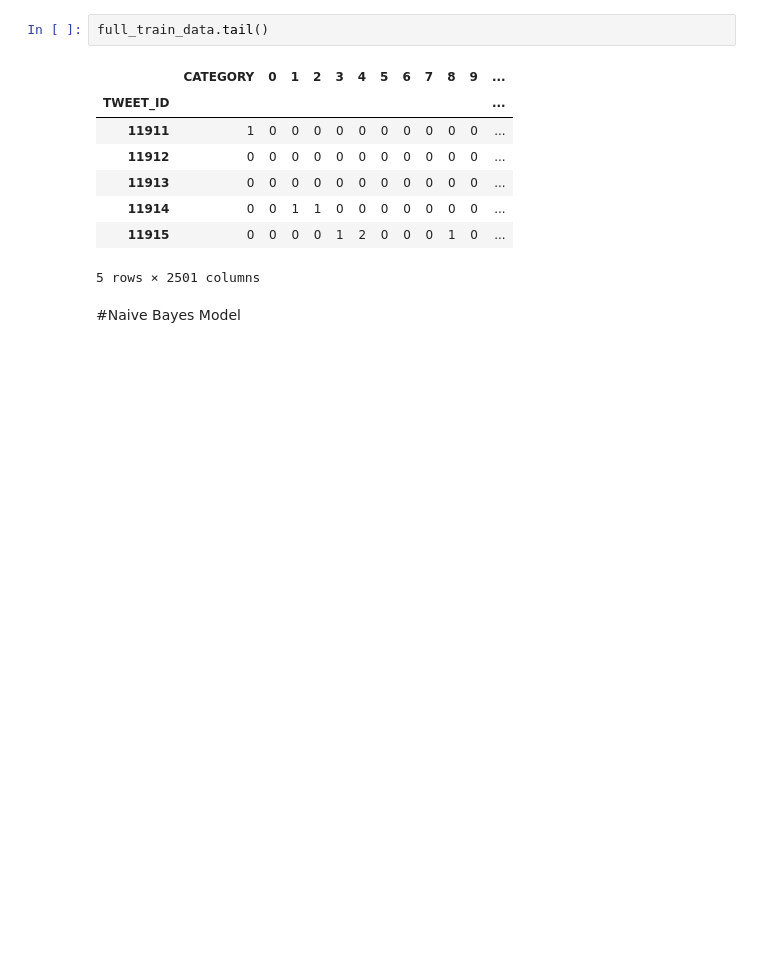
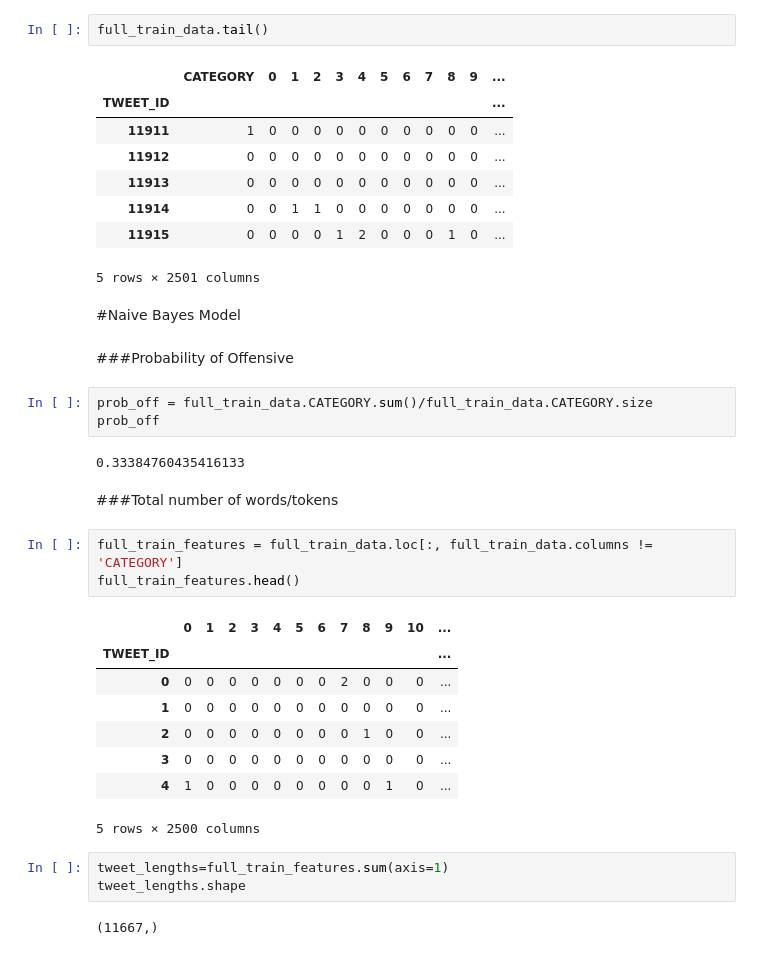
Before and after one commit to prawizard/CE888_Repo, a Jupyter notebook: Project/TweetEval_Project2.ipynb, the cells around one changed output. Saved outputs shown, nothing was run; the diff lists cells and outputs as text; blank space fills up the shorter version.

```diff
--- a/Project/TweetEval_Project2.ipynb
+++ b/Project/TweetEval_Project2.ipynb
@@ -517,3 +517,29 @@ full_train_data.tail()
 5 rows × 2501 columns
 # %% [markdown]
 #Naive Bayes Model
+# %% [markdown]
+###Probability of Offensive
+# %%
+prob_off = full_train_data.CATEGORY.sum()/full_train_data.CATEGORY.size
+prob_off
+# %% [output]
+0.33384760435416133
+# %% [markdown]
+###Total number of words/tokens
+# %%
+full_train_features = full_train_data.loc[:, full_train_data.columns != 'CATEGORY']
+full_train_features.head()
+# %% [output]
+|  | 0 | 1 | 2 | 3 | 4 | 5 | 6 | 7 | 8 | 9 | 10 | ... |
+| TWEET_ID |  |  |  |  |  |  |  |  |  |  |  | ... |
+| 0 | 0 | 0 | 0 | 0 | 0 | 0 | 0 | 2 | 0 | 0 | 0 | ... |
+| 1 | 0 | 0 | 0 | 0 | 0 | 0 | 0 | 0 | 0 | 0 | 0 | ... |
+| 2 | 0 | 0 | 0 | 0 | 0 | 0 | 0 | 0 | 1 | 0 | 0 | ... |
+| 3 | 0 | 0 | 0 | 0 | 0 | 0 | 0 | 0 | 0 | 0 | 0 | ... |
+| 4 | 1 | 0 | 0 | 0 | 0 | 0 | 0 | 0 | 0 | 1 | 0 | ... |
+5 rows × 2500 columns
+# %%
+tweet_lengths=full_train_features.sum(axis=1)
+tweet_lengths.shape
+# %% [output]
+(11667,)
```
Also changed, not shown: parts of 25 cells of this notebook.
